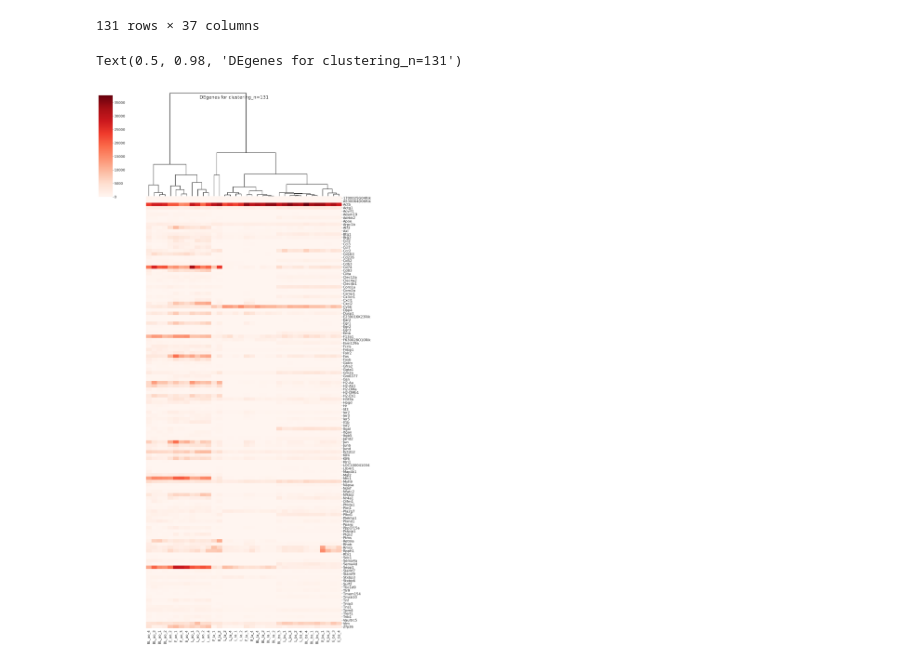
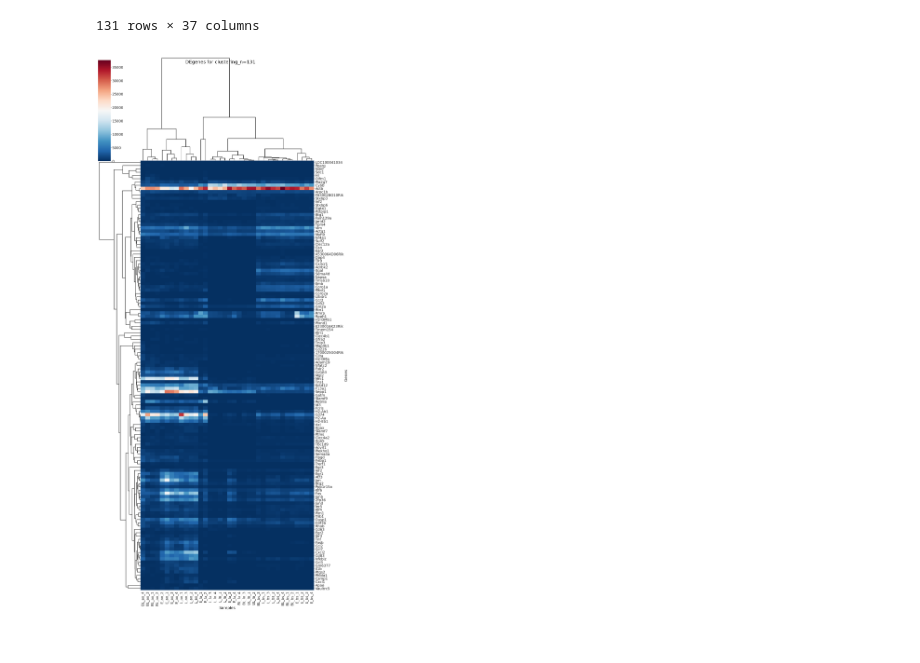
Before and after one commit to anuprulez/athero_clustering, a Jupyter notebook: Genes_Normalised_counts_clustering.ipynb, the cells around one changed output. Cells and saved outputs as stored; diff of their text form; code cells hidden in the pictures.

```diff
--- a/Genes_Normalised_counts_clustering.ipynb
+++ b/Genes_Normalised_counts_clustering.ipynb
@@ -26,24 +27,25 @@ import seaborn as sns
 y_labels = normalised_counts_all_genes["Gene"].tolist()
 normalised_counts_all_genes = normalised_counts_all_genes.drop(columns=['Gene'])
 # %%
-sns.set(font_scale=2.0)
+sns.set(font_scale=2.25)
+fig_size = (25, 55)
 
 g = sns.clustermap(normalised_counts_all_genes,
-                   row_cluster=False,
-                   cmap="Reds", #RdBu_r
+                   cmap="RdBu_r",
                    xticklabels='auto',
                    yticklabels=y_labels,
-                   figsize=(25,50),
-                   metric='cosine'
+                   figsize=fig_size,
+                   metric='cosine',
                   )
+
+g.fig.suptitle('DEgenes for clustering_n=131')
+g.ax_heatmap.set_xlabel("Samples")
+g.ax_heatmap.set_ylabel("Genes")
 
 for a in g.ax_col_dendrogram.collections:
     a.set_linewidth(3)
 
 for a in g.ax_row_dendrogram.collections:
     a.set_linewidth(3)
-
-g.fig.suptitle('DEgenes for clustering_n=131')
 # %% [output]
-Text(0.5, 0.98, 'DEgenes for clustering_n=131')
-[figure, old version]
+[figure, new version]
```
Also changed, not shown: parts of 2 cells of this notebook, 1 other file.
